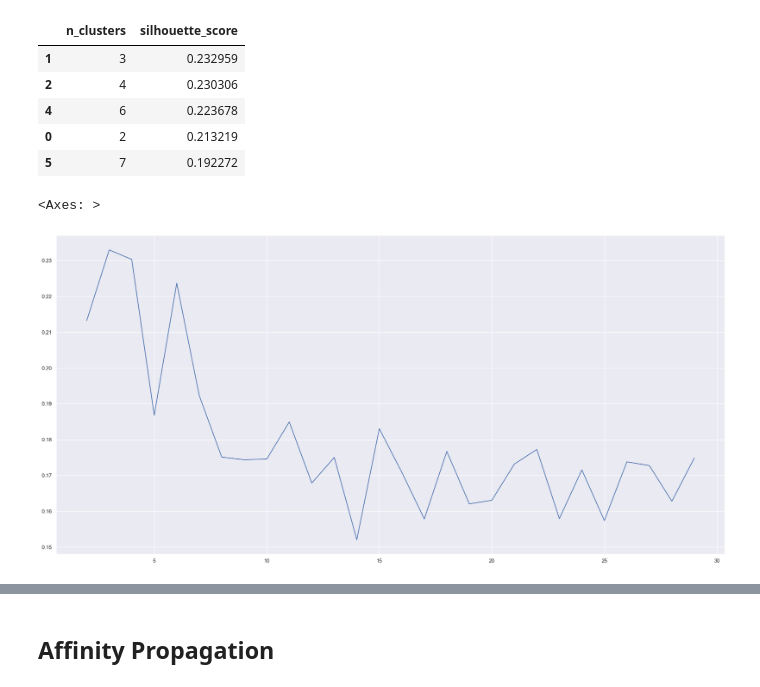
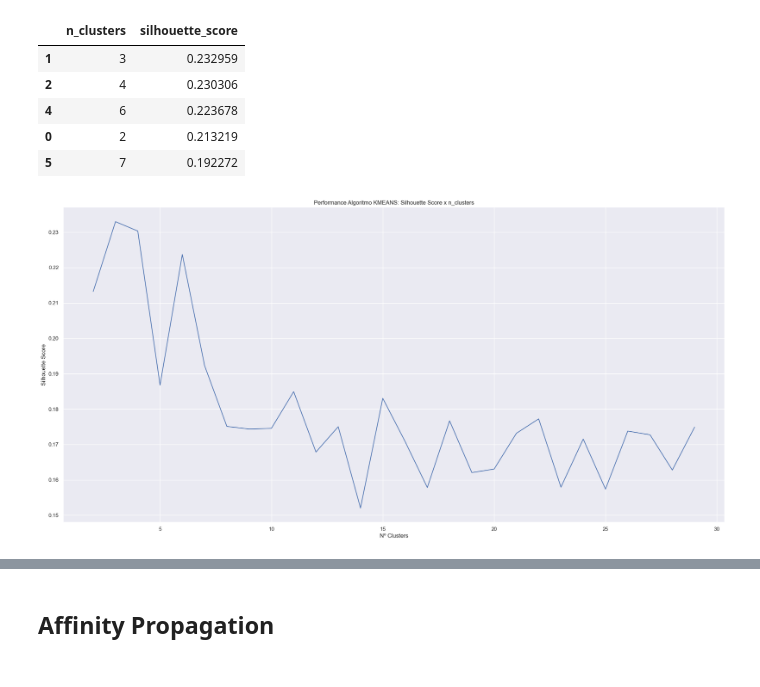
Before and after one commit to Thalesh7991/ensaios-algoritmos-ml, a Jupyter notebook: notebooks/Clusterizacao/Ensaio Clusterizacao.ipynb, the cells around one changed output, grey strips where cells are left out. Drawn from its saved outputs; the diff is of its cells as text; code cells hidden in the pictures.

Commit message:
alocando imagens

```diff
--- a/notebooks/Clusterizacao/Ensaio Clusterizacao.ipynb
+++ b/notebooks/Clusterizacao/Ensaio Clusterizacao.ipynb
@@ -74,8 +74,11 @@ kmeans_report.sort_values('silhouette_score', ascending=False).head()
 | 4 | 6 | 0.223678 |
 | 0 | 2 | 0.213219 |
 | 5 | 7 | 0.192272 |
-# %%
-sns.lineplot(x=k_values, y=sil_list_kmeans)
-# %% [output]
-<Axes: >
-[figure, removed]
+# %%
+sns.lineplot(x=k_values, y=sil_list_kmeans)
+plt.title("Performance Algoritmo KMEANS: Silhouette Score x n_clusters")
+plt.ylabel("Silhouette Score")
+plt.xlabel("Nº Clusters")
+plt.savefig("kmeans.png")
+# %% [output]
+[figure, added]
```
Also changed, not shown: parts of 4 cells of this notebook, 8 other files.
